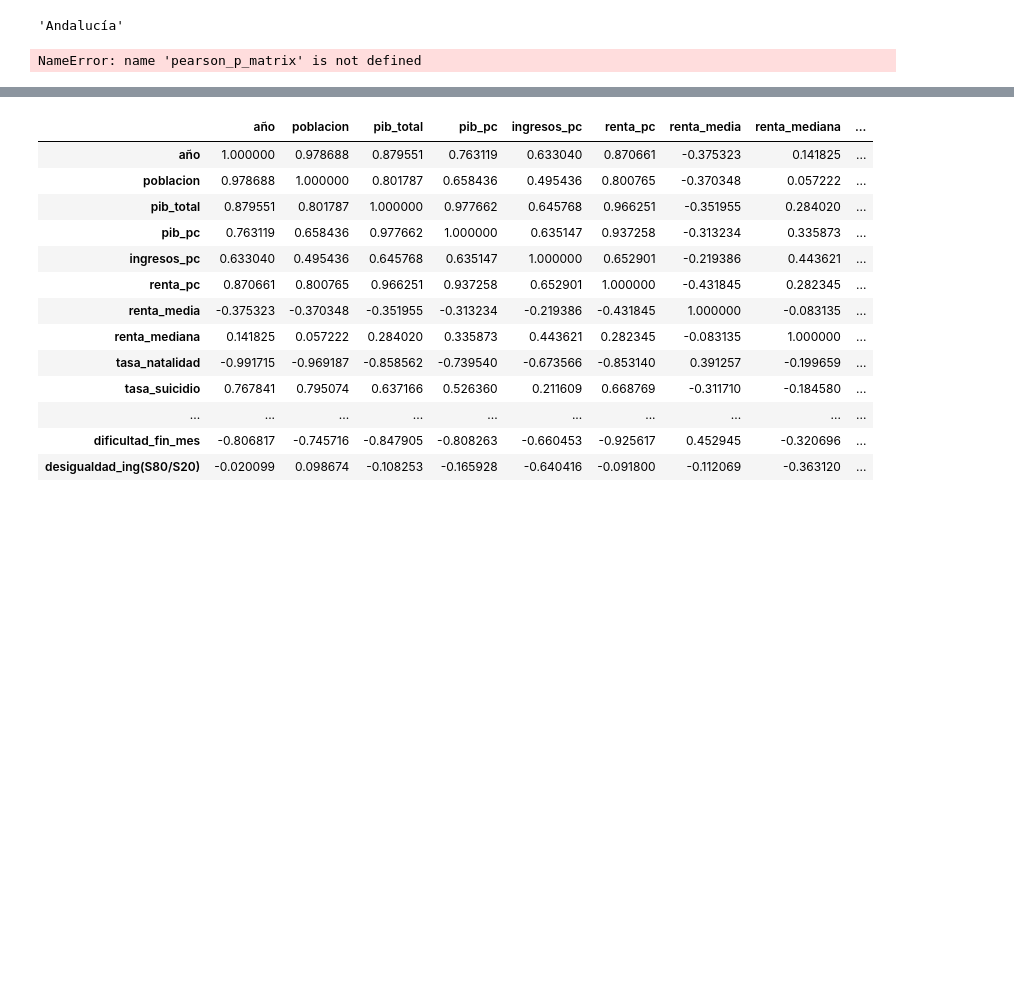
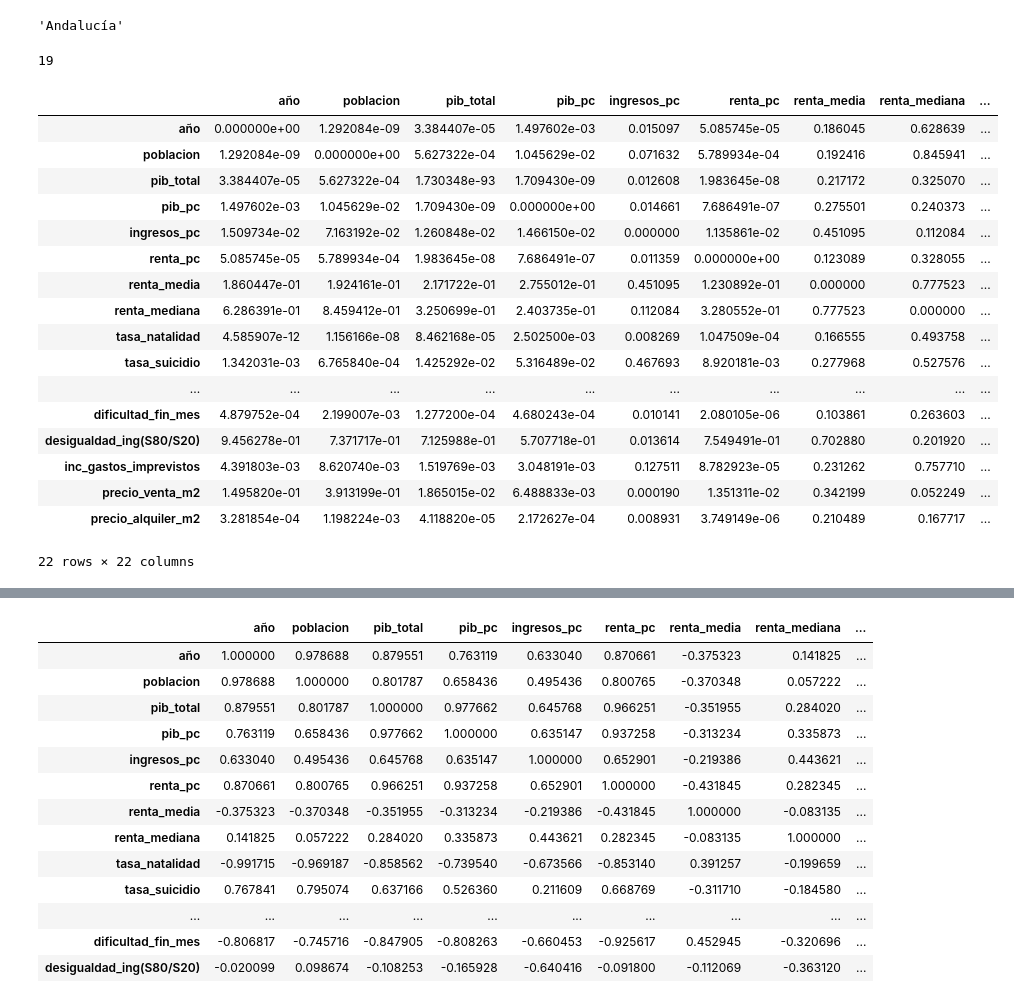
Before and after one commit to mrosm-dev/EDA_PIB_VS_CALIDAD_DE_VIDA, a Jupyter notebook: notebooks/Pedro/04_analisis.ipynb, the cells around one changed output, grey strips where cells are left out. Cells and saved outputs as stored; diff of their text form; code cells hidden in the pictures; blank space fills up the shorter version.

```diff
--- a/notebooks/Pedro/04_analisis.ipynb
+++ b/notebooks/Pedro/04_analisis.ipynb
@@ -39,10 +47,31 @@ df_com[0].index[0]
 # %% [output]
 'Andalucía'
 # %%
-p_matrices = {df.index[0]: plt.pearson_p_matrix(df) for df in df_com}
+p_matrices = {df.index[0]: ut.pearson_p_matrix(df) for df in df_com}
 len(p_matrices)
 # %% [output]
-NameError: name 'pearson_p_matrix' is not defined
+19
+# %%
+p_matrices['Madrid']
+# %% [output]
+|  | año | poblacion | pib_total | pib_pc | ingresos_pc | renta_pc | renta_media | renta_mediana | ... |
+| año | 0.000000e+00 | 1.292084e-09 | 3.384407e-05 | 1.497602e-03 | 0.015097 | 5.085745e-05 | 0.186045 | 0.628639 | ... |
+| poblacion | 1.292084e-09 | 0.000000e+00 | 5.627322e-04 | 1.045629e-02 | 0.071632 | 5.789934e-04 | 0.192416 | 0.845941 | ... |
+| pib_total | 3.384407e-05 | 5.627322e-04 | 1.730348e-93 | 1.709430e-09 | 0.012608 | 1.983645e-08 | 0.217172 | 0.325070 | ... |
+| pib_pc | 1.497602e-03 | 1.045629e-02 | 1.709430e-09 | 0.000000e+00 | 0.014661 | 7.686491e-07 | 0.275501 | 0.240373 | ... |
+| ingresos_pc | 1.509734e-02 | 7.163192e-02 | 1.260848e-02 | 1.466150e-02 | 0.000000 | 1.135861e-02 | 0.451095 | 0.112084 | ... |
+| renta_pc | 5.085745e-05 | 5.789934e-04 | 1.983645e-08 | 7.686491e-07 | 0.011359 | 0.000000e+00 | 0.123089 | 0.328055 | ... |
+| renta_media | 1.860447e-01 | 1.924161e-01 | 2.171722e-01 | 2.755012e-01 | 0.451095 | 1.230892e-01 | 0.000000 | 0.777523 | ... |
+| renta_mediana | 6.286391e-01 | 8.459412e-01 | 3.250699e-01 | 2.403735e-01 | 0.112084 | 3.280552e-01 | 0.777523 | 0.000000 | ... |
+| tasa_natalidad | 4.585907e-12 | 1.156166e-08 | 8.462168e-05 | 2.502500e-03 | 0.008269 | 1.047509e-04 | 0.166555 | 0.493758 | ... |
+| tasa_suicidio | 1.342031e-03 | 6.765840e-04 | 1.425292e-02 | 5.316489e-02 | 0.467693 | 8.920181e-03 | 0.277968 | 0.527576 | ... |
+| ... | ... | ... | ... | ... | ... | ... | ... | ... | ... |
+| dificultad_fin_mes | 4.879752e-04 | 2.199007e-03 | 1.277200e-04 | 4.680243e-04 | 0.010141 | 2.080105e-06 | 0.103861 | 0.263603 | ... |
+| desigualdad_ing(S80/S20) | 9.456278e-01 | 7.371717e-01 | 7.125988e-01 | 5.707718e-01 | 0.013614 | 7.549491e-01 | 0.702880 | 0.201920 | ... |
+| inc_gastos_imprevistos | 4.391803e-03 | 8.620740e-03 | 1.519769e-03 | 3.048191e-03 | 0.127511 | 8.782923e-05 | 0.231262 | 0.757710 | ... |
+| precio_venta_m2 | 1.495820e-01 | 3.913199e-01 | 1.865015e-02 | 6.488833e-03 | 0.000190 | 1.351311e-02 | 0.342199 | 0.052249 | ... |
+| precio_alquiler_m2 | 3.281854e-04 | 1.198224e-03 | 4.118820e-05 | 2.172627e-04 | 0.008931 | 3.749149e-06 | 0.210489 | 0.167717 | ... |
+22 rows × 22 columns
 # %%
 corr_matrices = {df.index[0]: df.corr() for df in df_com}
 len(corr_matrices)
```
Also changed, not shown: parts of 23 cells of this notebook, 7 other files.
